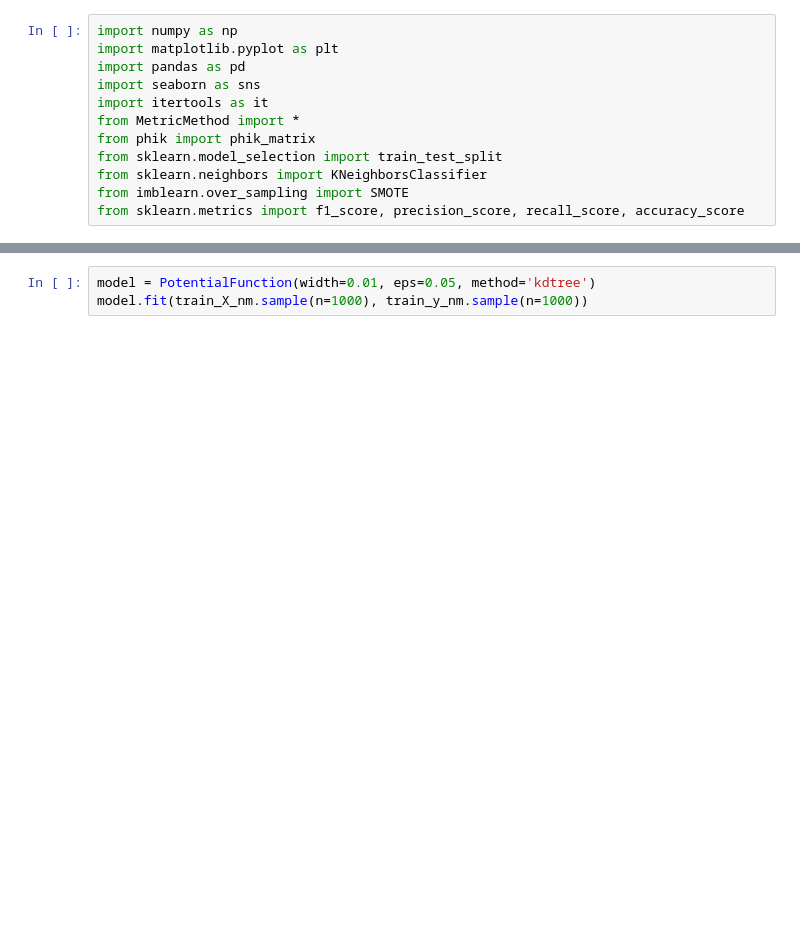
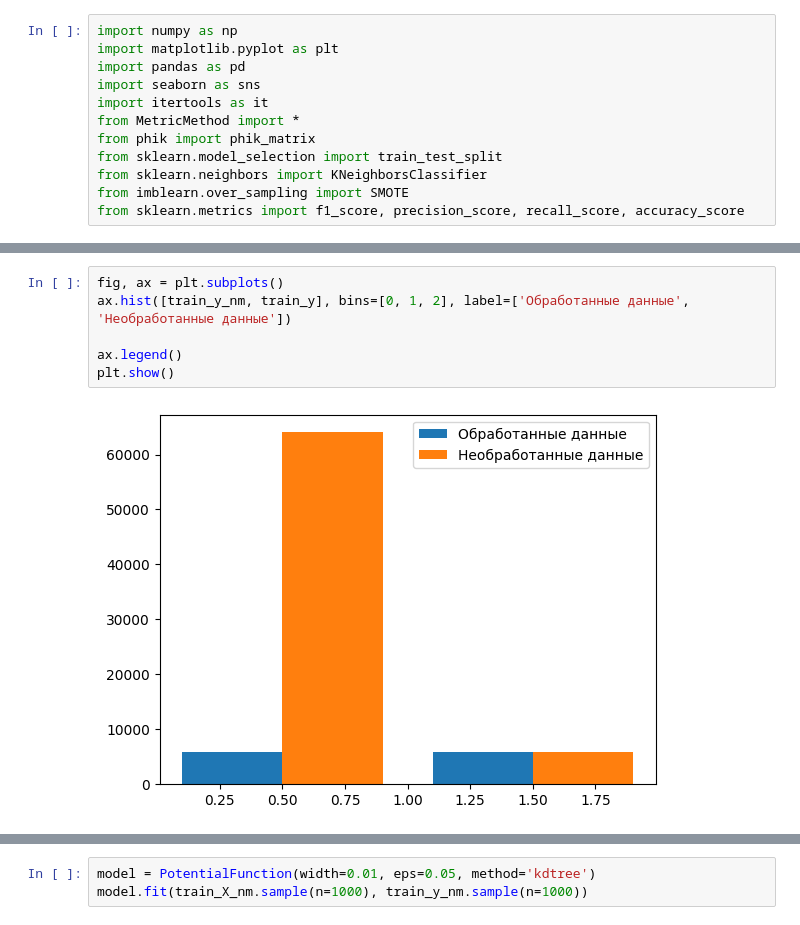
Before and after one commit to DimaOshchepkov/MetricMethodClassification, a Jupyter notebook: Анализ диабета.ipynb, the cells around one changed output, grey strips where cells are left out. Cells and saved outputs as stored; diff of their text form; blank space fills up the shorter version.

```diff
--- a/Анализ диабета.ipynb
+++ b/Анализ диабета.ipynb
@@ -181,3 +311,11 @@ len(train_X_nm)
+# %%
+fig, ax = plt.subplots()
+ax.hist([train_y_nm, train_y], bins=[0, 1, 2], label=['Обработанные данные', 'Необработанные данные'])
+
+ax.legend()
+plt.show()
+# %% [output]
+[figure, added]
 # %%
 model = KNeighborsClassifier(n_neighbors=100)
 model.fit(train_X_nm, train_y_nm)
```
Also changed, not shown: parts of 22 cells of this notebook, 4 other files.
